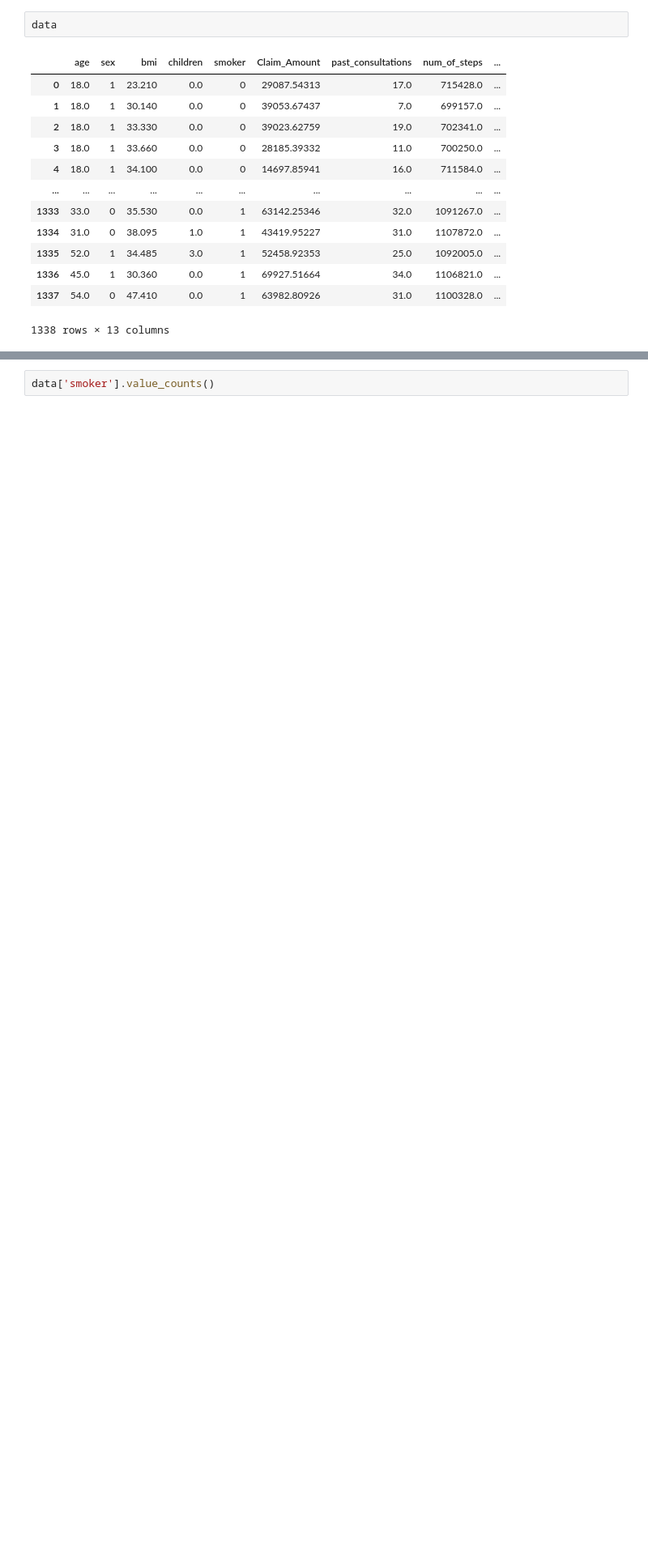
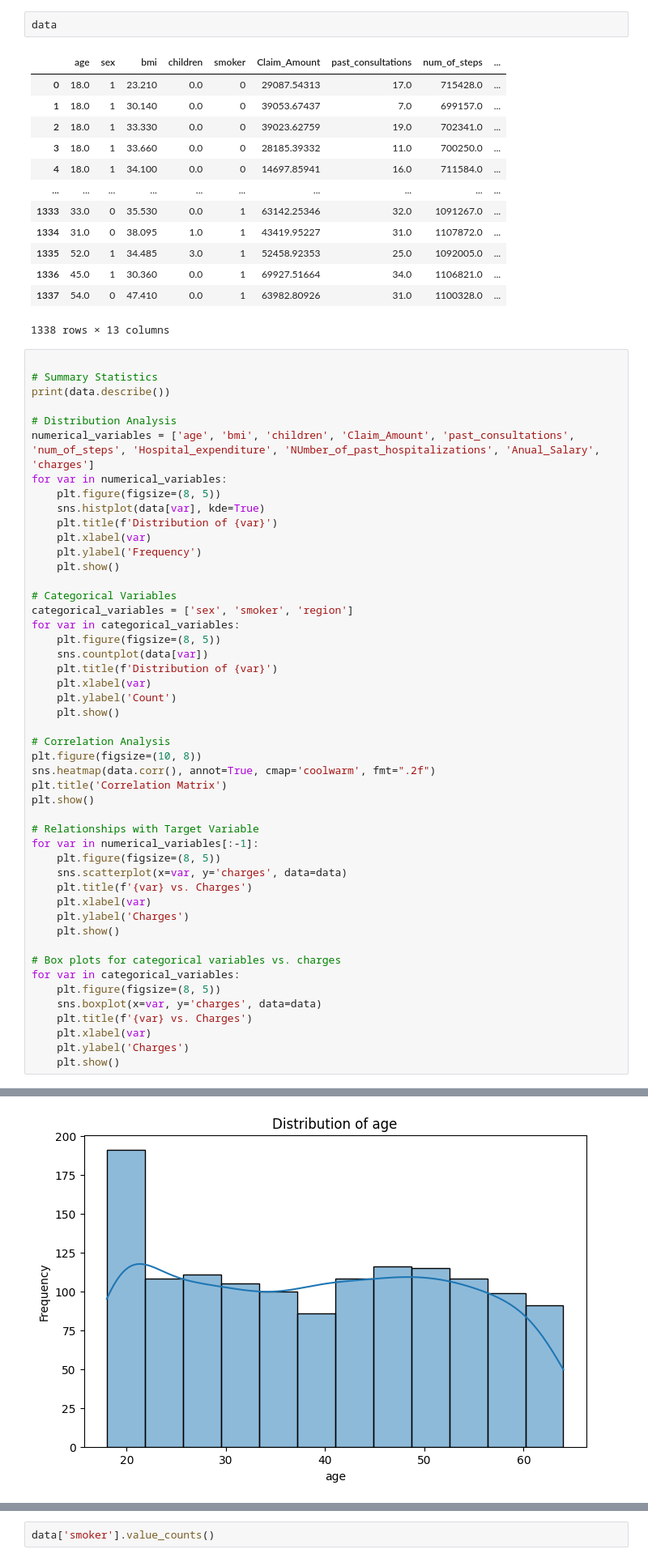
Before and after one commit to Rakhi-TS22/Insurance_Charges, a Jupyter notebook: Insurance_Data.ipynb, the cells around one changed output, grey strips where cells are left out. Shown at 81% size. Saved outputs shown, nothing was run; the diff lists cells and outputs as text; blank space fills up the shorter version.

```diff
--- a/Insurance_Data.ipynb
+++ b/Insurance_Data.ipynb
@@ -163,3 +165,52 @@ data
 | 1336 | 45.0 | 1 | 30.360 | 0.0 | 1 | 69927.51664 | 34.0 | 1106821.0 | ... |
 | 1337 | 54.0 | 0 | 47.410 | 0.0 | 1 | 63982.80926 | 31.0 | 1100328.0 | ... |
 1338 rows × 13 columns
+# %%
+
+# Summary Statistics
+print(data.describe())
+
+# Distribution Analysis
+numerical_variables = ['age', 'bmi', 'children', 'Claim_Amount', 'past_consultations', 'num_of_steps', 'Hospital_expenditure', 'NUmber_of_past_hospitalizations', 'Anual_Salary', 'charges']
+for var in numerical_variables:
+    plt.figure(figsize=(8, 5))
+    sns.histplot(data[var], kde=True)
+    plt.title(f'Distribution of {var}')
+    plt.xlabel(var)
+    plt.ylabel('Frequency')
+    plt.show()
+
+# Categorical Variables
+categorical_variables = ['sex', 'smoker', 'region']
+for var in categorical_variables:
+    plt.figure(figsize=(8, 5))
+    sns.countplot(data[var])
+    plt.title(f'Distribution of {var}')
+    plt.xlabel(var)
+    plt.ylabel('Count')
+    plt.show()
+
+# Correlation Analysis
+plt.figure(figsize=(10, 8))
+sns.heatmap(data.corr(), annot=True, cmap='coolwarm', fmt=".2f")
+plt.title('Correlation Matrix')
+plt.show()
+
+# Relationships with Target Variable
+for var in numerical_variables[:-1]:
+    plt.figure(figsize=(8, 5))
+    sns.scatterplot(x=var, y='charges', data=data)
+    plt.title(f'{var} vs. Charges')
+    plt.xlabel(var)
+    plt.ylabel('Charges')
+    plt.show()
+
+# Box plots for categorical variables vs. charges
+for var in categorical_variables:
+    plt.figure(figsize=(8, 5))
+    sns.boxplot(x=var, y='charges', data=data)
+    plt.title(f'{var} vs. Charges')
+    plt.xlabel(var)
+    plt.ylabel('Charges')
+    plt.show()
+# %% [output]
@@ -165,0 +234 @@ data
+[figure, added]
```
Also changed, not shown: parts of 8 cells of this notebook.
